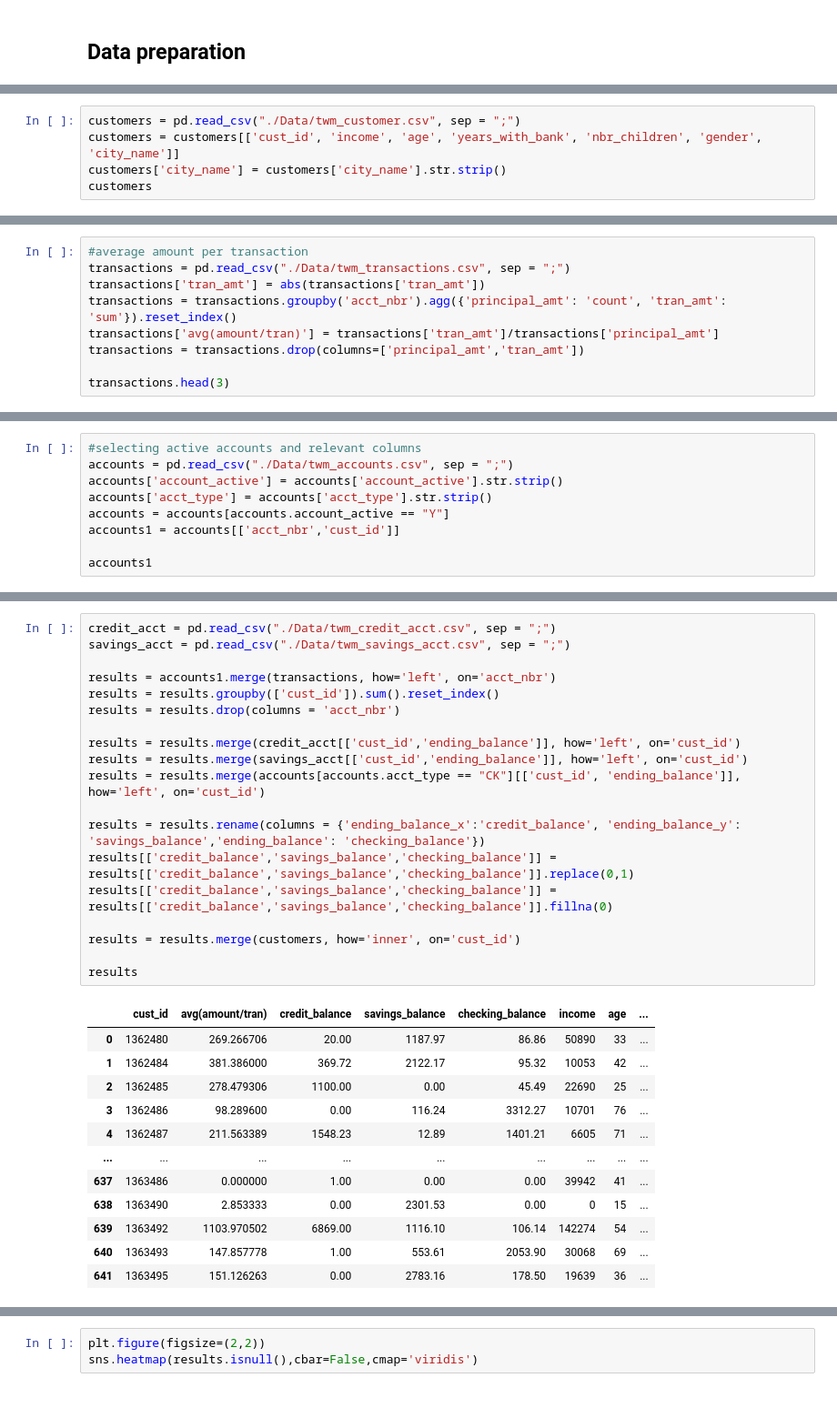
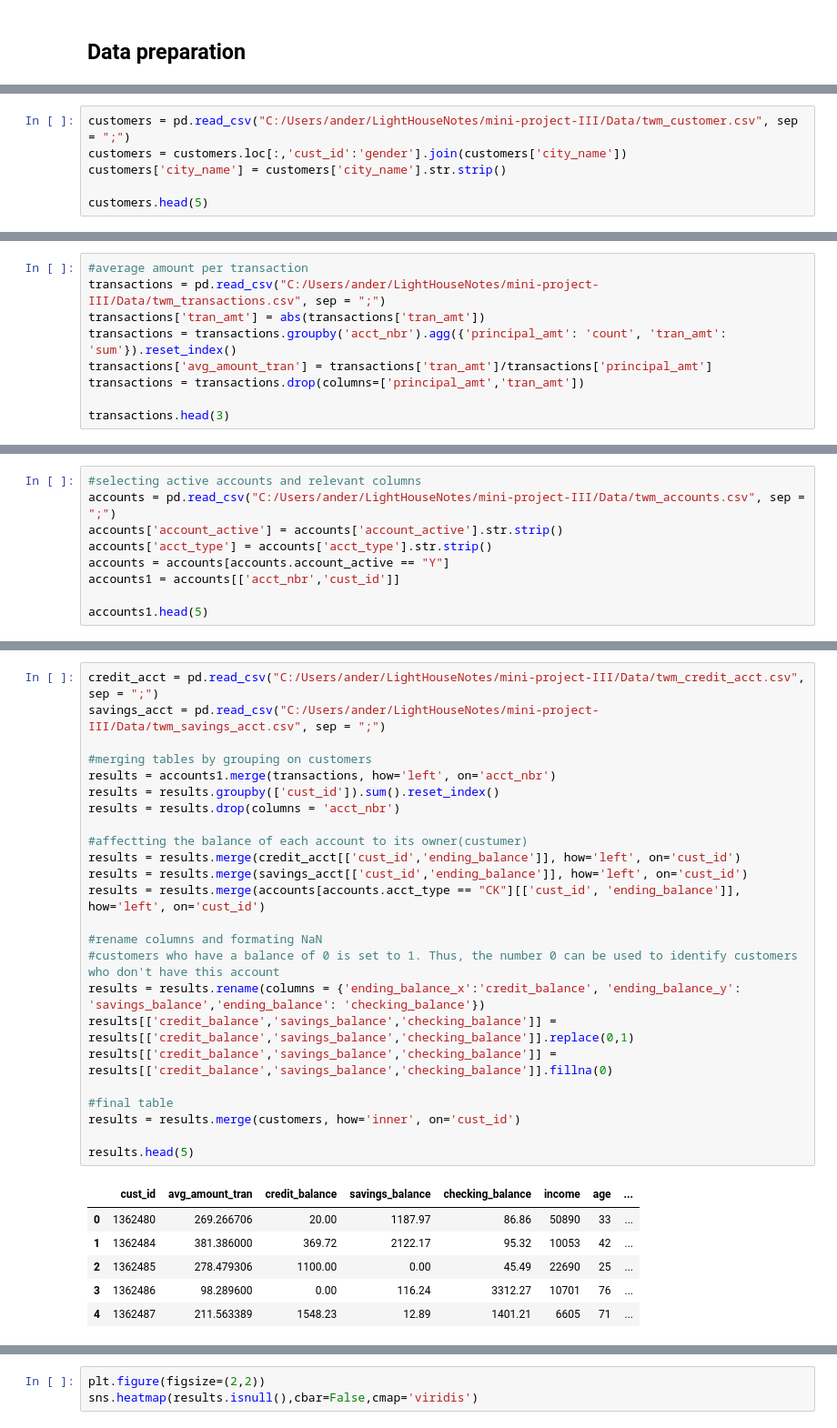
Before and after one commit to tombra1984/LHL-ClusteringProject, a Jupyter notebook: data_wrangling.ipynb, the cells around one changed output, grey strips where cells are left out. Shown: that part at 91% size. Cells and saved outputs as stored; diff of their text form; blank space fills up the shorter version.

```diff
--- a/data_wrangling.ipynb
+++ b/data_wrangling.ipynb
@@ -8,8 +8,9 @@ import seaborn as sns
 # %%
-customers = pd.read_csv("./Data/twm_customer.csv", sep = ";")
-customers = customers[['cust_id', 'income', 'age', 'years_with_bank', 'nbr_children', 'gender', 'city_name']]
+customers = pd.read_csv("C:/Users/ander/LightHouseNotes/mini-project-III/Data/twm_customer.csv", sep = ";")
+customers = customers.loc[:,'cust_id':'gender'].join(customers['city_name'])
 customers['city_name'] = customers['city_name'].str.strip()
-customers
+
+customers.head(5)
 # %% [output]
 |  | cust_id | income | age | years_with_bank | nbr_children | gender | city_name |
 | 0 | 1362691 | 26150 | 46 | 5 | 1 | M | Las Vegas |
@@ -27,9 +21,9 @@ customers
 # %%
 #average amount per transaction
-transactions = pd.read_csv("./Data/twm_transactions.csv", sep = ";")
+transactions = pd.read_csv("C:/Users/ander/LightHouseNotes/mini-project-III/Data/twm_transactions.csv", sep = ";")
 transactions['tran_amt'] = abs(transactions['tran_amt'])
 transactions = transactions.groupby('acct_nbr').agg({'principal_amt': 'count', 'tran_amt': 'sum'}).reset_index()
-transactions['avg(amount/tran)'] = transactions['tran_amt']/transactions['principal_amt']
+transactions['avg_amount_tran'] = transactions['tran_amt']/transactions['principal_amt']
 transactions = transactions.drop(columns=['principal_amt','tran_amt'])
 
 transactions.head(3)
@@ -40,13 +34,13 @@ transactions.head(3)
 | 2 | 13624842 | 77.955758 |
 # %%
 #selecting active accounts and relevant columns
-accounts = pd.read_csv("./Data/twm_accounts.csv", sep = ";")
+accounts = pd.read_csv("C:/Users/ander/LightHouseNotes/mini-project-III/Data/twm_accounts.csv", sep = ";")
 accounts['account_active'] = accounts['account_active'].str.strip()
 accounts['acct_type'] = accounts['acct_type'].str.strip()
 accounts = accounts[accounts.account_active == "Y"]
 accounts1 = accounts[['acct_nbr','cust_id']]
 
-accounts1
+accounts1.head(5)
 # %% [output]
 |  | acct_nbr | cust_id |
 | 0 | 13628063 | 1362806 |
@@ -64,32 +51,31 @@ accounts1
 # %%
-credit_acct = pd.read_csv("./Data/twm_credit_acct.csv", sep = ";")
-savings_acct = pd.read_csv("./Data/twm_savings_acct.csv", sep = ";")
+credit_acct = pd.read_csv("C:/Users/ander/LightHouseNotes/mini-project-III/Data/twm_credit_acct.csv", sep = ";")
+savings_acct = pd.read_csv("C:/Users/ander/LightHouseNotes/mini-project-III/Data/twm_savings_acct.csv", sep = ";")
 
+#merging tables by grouping on customers
 results = accounts1.merge(transactions, how='left', on='acct_nbr')
 results = results.groupby(['cust_id']).sum().reset_index()
 results = results.drop(columns = 'acct_nbr')
 
+#affectting the balance of each account to its owner(custumer)
 results = results.merge(credit_acct[['cust_id','ending_balance']], how='left', on='cust_id')
 results = results.merge(savings_acct[['cust_id','ending_balance']], how='left', on='cust_id')
 results = results.merge(accounts[accounts.acct_type == "CK"][['cust_id', 'ending_balance']], how='left', on='cust_id')
 
+#rename columns and formating NaN
+#customers who have a balance of 0 is set to 1. Thus, the number 0 can be used to identify customers who don't have this account
 results = results.rename(columns = {'ending_balance_x':'credit_balance', 'ending_balance_y': 'savings_balance','ending_balance': 'checking_balance'})
 results[['credit_balance','savings_balance','checking_balance']] = results[['credit_balance','savings_balance','checking_balance']].replace(0,1)
 results[['credit_balance','savings_balance','checking_balance']] = results[['credit_balance','savings_balance','checking_balance']].fillna(0)
 
+#final table
 results = results.merge(customers, how='inner', on='cust_id')
 
-results
+results.head(5)
 # %% [output]
-|  | cust_id | avg(amount/tran) | credit_balance | savings_balance | checking_balance | income | age | ... |
+|  | cust_id | avg_amount_tran | credit_balance | savings_balance | checking_balance | income | age | ... |
 | 0 | 1362480 | 269.266706 | 20.00 | 1187.97 | 86.86 | 50890 | 33 | ... |
 | 1 | 1362484 | 381.386000 | 369.72 | 2122.17 | 95.32 | 10053 | 42 | ... |
 | 2 | 1362485 | 278.479306 | 1100.00 | 0.00 | 45.49 | 22690 | 25 | ... |
 | 3 | 1362486 | 98.289600 | 0.00 | 116.24 | 3312.27 | 10701 | 76 | ... |
 | 4 | 1362487 | 211.563389 | 1548.23 | 12.89 | 1401.21 | 6605 | 71 | ... |
-| ... | ... | ... | ... | ... | ... | ... | ... | ... |
-| 637 | 1363486 | 0.000000 | 1.00 | 0.00 | 0.00 | 39942 | 41 | ... |
-| 638 | 1363490 | 2.853333 | 0.00 | 2301.53 | 0.00 | 0 | 15 | ... |
-| 639 | 1363492 | 1103.970502 | 6869.00 | 1116.10 | 106.14 | 142274 | 54 | ... |
-| 640 | 1363493 | 147.857778 | 1.00 | 553.61 | 2053.90 | 30068 | 69 | ... |
-| 641 | 1363495 | 151.126263 | 0.00 | 2783.16 | 178.50 | 19639 | 36 | ... |
```
Also changed, not shown: parts of 10 cells of this notebook.
